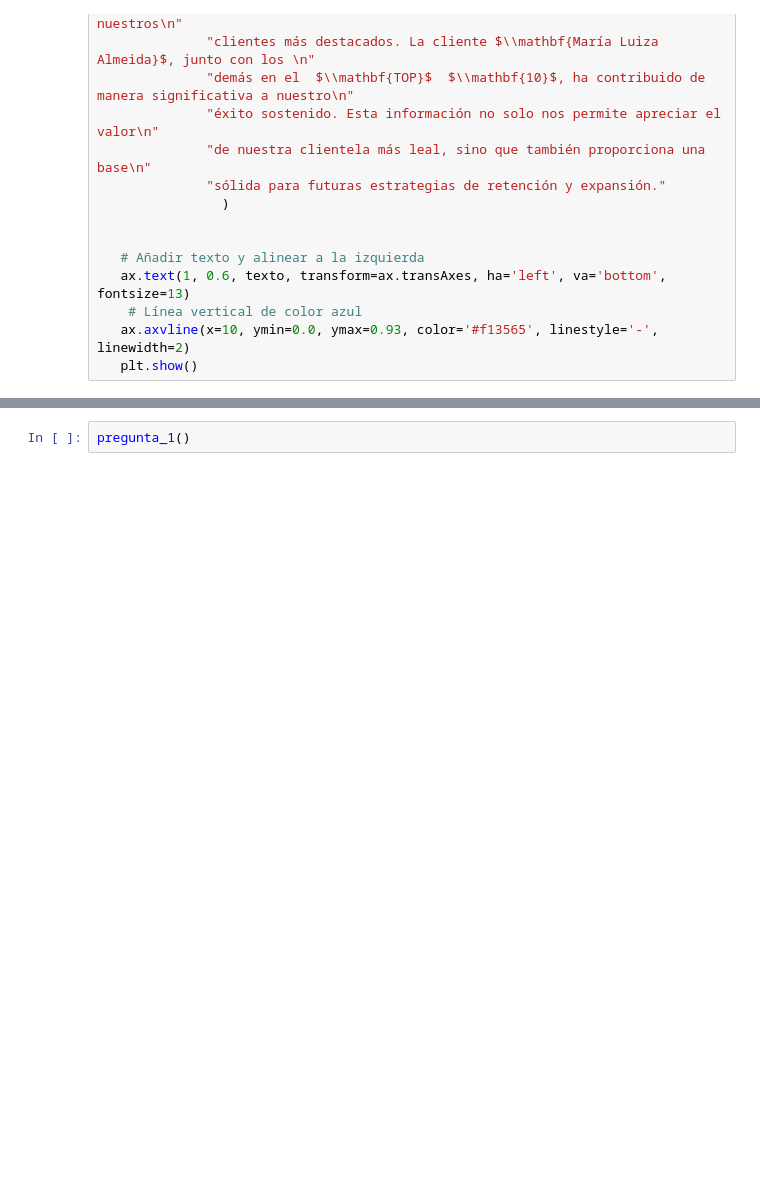
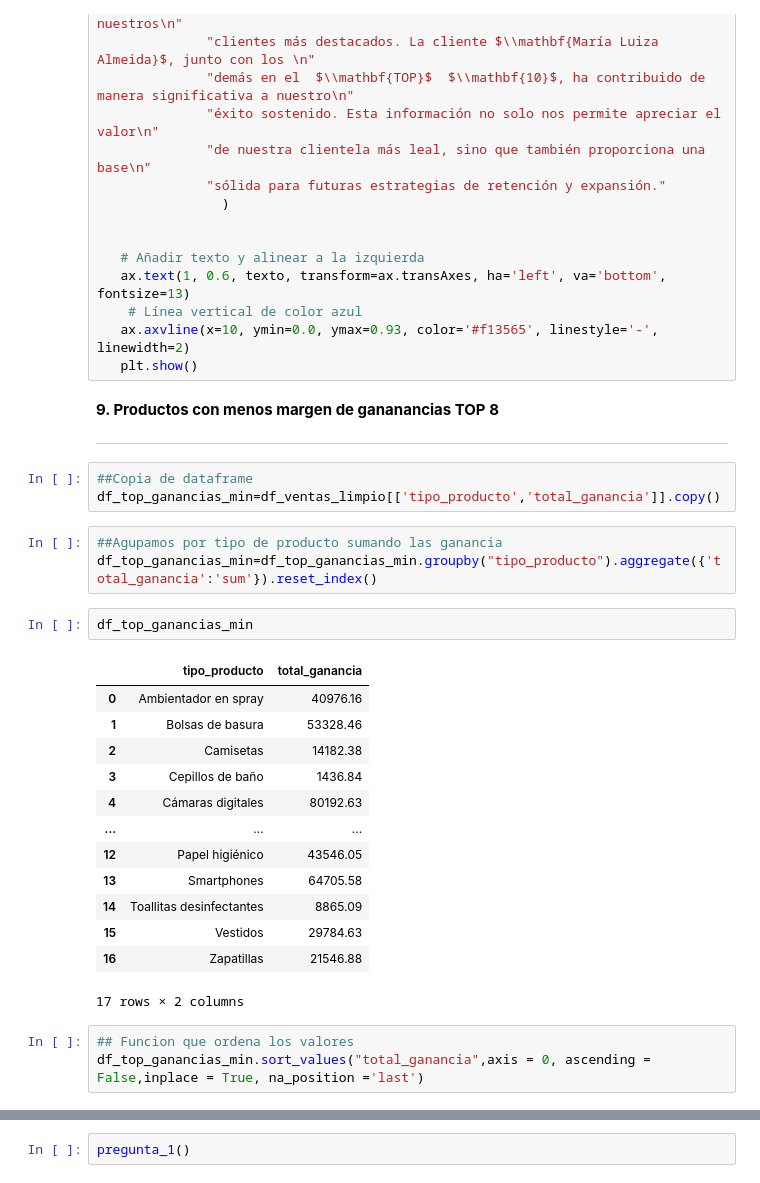
Before and after one commit to RaulCabreraUtria/supermarketanalisis, a Jupyter notebook: SuperMarket.ipynb, the cells around one changed output, grey strips where cells are left out. Saved outputs shown, nothing was run; the diff lists cells and outputs as text; blank space fills up the shorter version.

```diff
--- a/SuperMarket.ipynb
+++ b/SuperMarket.ipynb
@@ -1607,3 +1614,32 @@ def pregunta_7():
     # Línea vertical de color azul
    ax.axvline(x=10, ymin=0.0, ymax=0.93, color='#f13565', linestyle='-', linewidth=2)
    plt.show()
+# %% [markdown]
+**9. Productos con menos margen de gananancias TOP 8**
+
+---
+# %%
+##Copia de dataframe
+df_top_ganancias_min=df_ventas_limpio[['tipo_producto','total_ganancia']].copy()
+# %%
+##Agupamos por tipo de producto sumando las ganancia
+df_top_ganancias_min=df_top_ganancias_min.groupby("tipo_producto").aggregate({'total_ganancia':'sum'}).reset_index()
+# %%
+df_top_ganancias_min
+# %% [output]
+|  | tipo_producto | total_ganancia |
+| 0 | Ambientador en spray | 40976.16 |
+| 1 | Bolsas de basura | 53328.46 |
+| 2 | Camisetas | 14182.38 |
+| 3 | Cepillos de baño | 1436.84 |
+| 4 | Cámaras digitales | 80192.63 |
+| ... | ... | ... |
+| 12 | Papel higiénico | 43546.05 |
+| 13 | Smartphones | 64705.58 |
+| 14 | Toallitas desinfectantes | 8865.09 |
+| 15 | Vestidos | 29784.63 |
+| 16 | Zapatillas | 21546.88 |
+17 rows × 2 columns
+# %%
+## Funcion que ordena los valores
+df_top_ganancias_min.sort_values("total_ganancia",axis = 0, ascending = False,inplace = True, na_position ='last')
```
Also changed, not shown: parts of 11 cells of this notebook.
